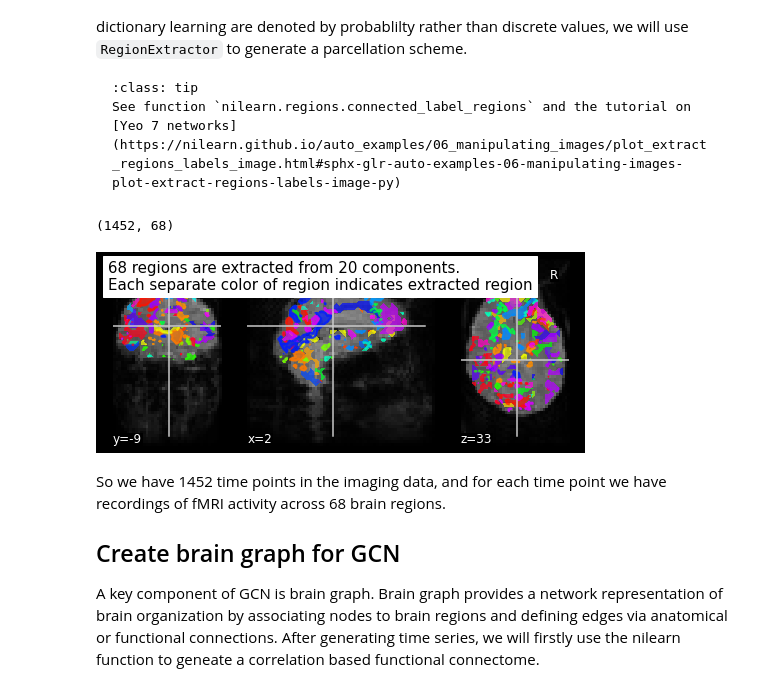
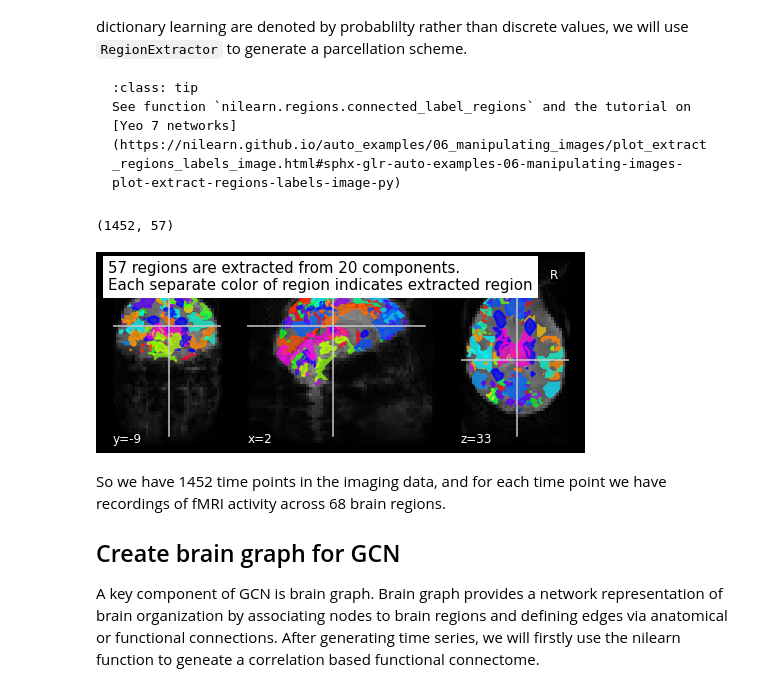
Before and after one commit to main-educational/brain_encoding_decoding, a Jupyter notebook: _sources/gcn_decoding.ipynb, the cells around one changed output. Saved outputs shown, nothing was run; the diff lists cells and outputs as text; code cells hidden in the pictures.

```diff
--- a/_sources/gcn_decoding.ipynb
+++ b/_sources/gcn_decoding.ipynb
@@ -66,6 +66,8 @@ from nilearn.decomposition import DictLearning
 
 # Initialize DictLearning object
 dict_learn = DictLearning(n_components=20, smoothing_fwhm=6.,
+                          low_pass=0.1, high_pass=0.01, t_r=2,
+                          detrend=True, standardize=True,
                           memory="nilearn_cache", memory_level=2,
                           random_state=0)
 # Fit to the data
@@ -102,35 +104,36 @@ See function `nilearn.regions.connected_label_regions` and the tutorial on
 # %%
 import warnings
 warnings.filterwarnings(action='once')
 from nilearn.regions import RegionExtractor
 
 extractor = RegionExtractor(components_img, threshold=0.5,
                             thresholding_strategy='ratio_n_voxels',
                             extractor='local_regions',
-                            standardize=True)
+                            low_pass=0.1, high_pass=0.01, t_r=2,
+                            detrend=True, standardize=True,)
 # Just call fit() to process for regions extraction
 extractor.fit()
 # Extracted regions are stored in regions_img_
 regions_extracted_img = extractor.regions_img_
 # Each region index is stored in index_
 regions_index = extractor.index_
 # Total number of regions extracted
 n_regions_extracted = regions_extracted_img.shape[-1]
 
 # Visualization of region extraction results
 title = ('%d regions are extracted from %d components.'
          '\nEach separate color of region indicates extracted region'
          % (n_regions_extracted, 20))
 plotting.plot_prob_atlas(regions_extracted_img,
                          bg_img=mean_haxby,
                          view_type='filled_contours',
                          title=title)
 
 X = extractor.transform(func_file)
 print(X.shape)
 # %% [output]
-(1452, 68)
+(1452, 57)
-[figure, old version]
+[figure, new version]
 # %% [markdown]
 So we have 1452 time points in the imaging data, and for each time point we have recordings of fMRI activity across 68 brain regions.
 
```
Also changed, not shown: parts of 7 cells of this notebook, 7 other files.
